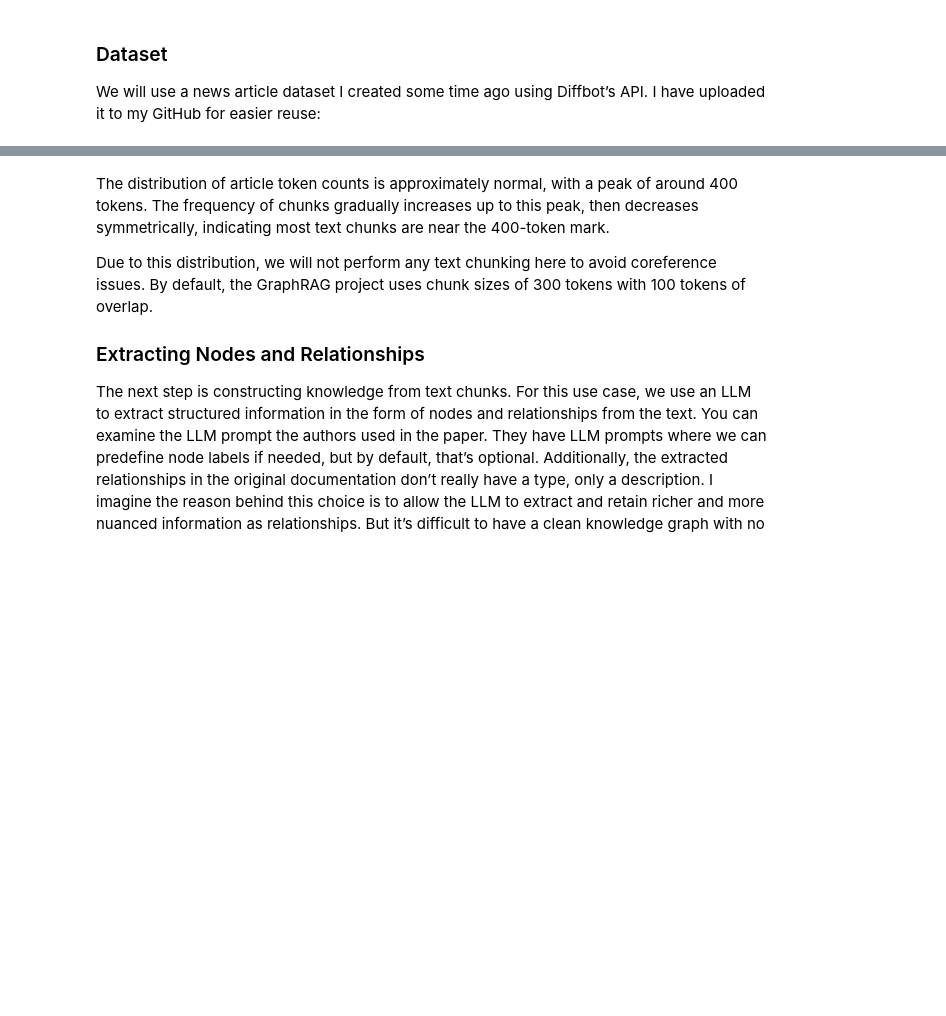
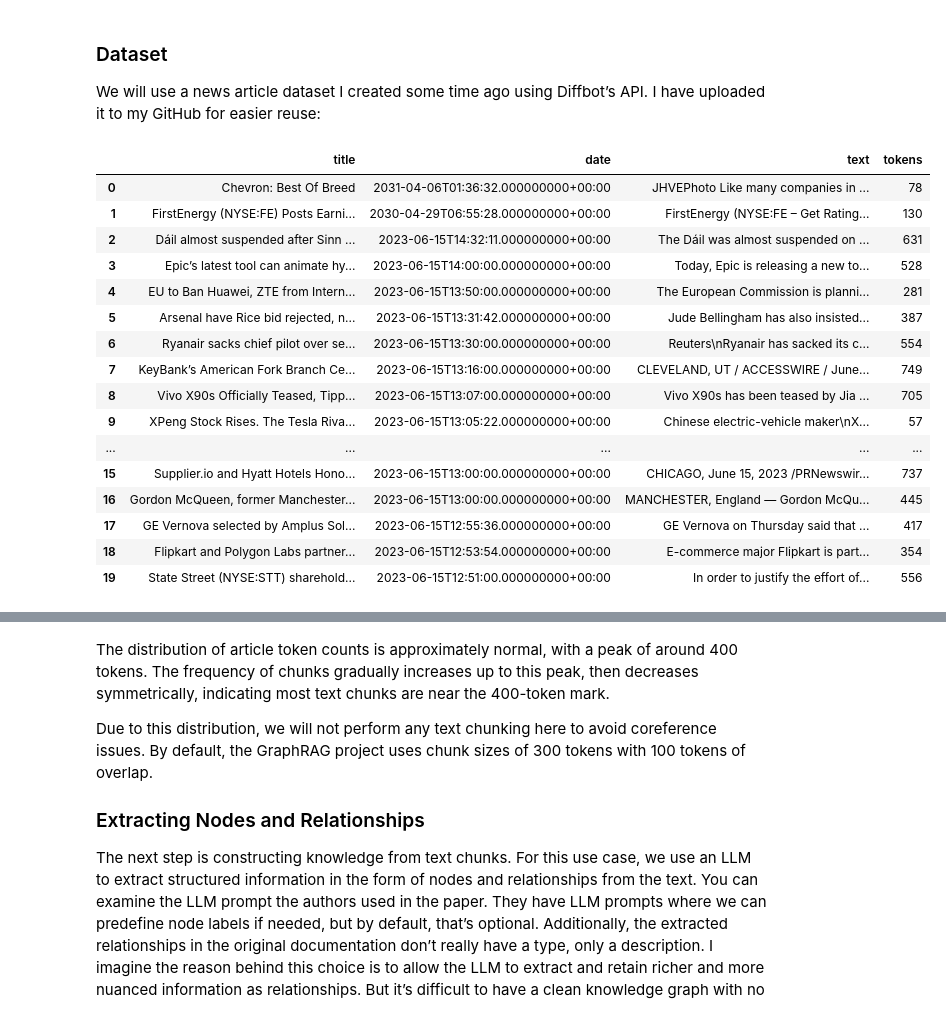
Before and after one commit to chocwaffles/GraphRAG-with-Llama-3.1, a Jupyter notebook: llm_hierarchy.ipynb, the cells around one changed output, grey strips where cells are left out. Drawn from its saved outputs; the diff is of its cells as text; code cells hidden in the pictures; blank space fills up the shorter version.

```diff
--- a/llm_hierarchy.ipynb
+++ b/llm_hierarchy.ipynb
@@ -51,24 +53,43 @@ We will use a news article dataset I created some time ago using Diffbot’s API
 # %%
 import pandas as pd
 import tiktoken
 
 
 def num_tokens_from_string(string: str, model: str = "gpt-4o") -> int:
     """Returns the number of tokens in a text string."""
     encoding = tiktoken.encoding_for_model(model)
     num_tokens = len(encoding.encode(string))
     return num_tokens
 
 
 news = pd.read_csv(
     "https://raw.githubusercontent.com/tomasonjo/blog-datasets/main/news_articles.csv", nrows=20
 )
 news["tokens"] = [
     num_tokens_from_string(f"{row['title']} {row['text']}")
     for i, row in news.iterrows()
 ]
 # news.head(5)
-news = news[3:9]
+news = news[0:49]
+news
+# %% [output]
+|  | title | date | text | tokens |
+| 0 | Chevron: Best Of Breed | 2031-04-06T01:36:32.000000000+00:00 | JHVEPhoto Like many companies in ... | 78 |
+| 1 | FirstEnergy (NYSE:FE) Posts Earni... | 2030-04-29T06:55:28.000000000+00:00 | FirstEnergy (NYSE:FE – Get Rating... | 130 |
+| 2 | Dáil almost suspended after Sinn ... | 2023-06-15T14:32:11.000000000+00:00 | The Dáil was almost suspended on ... | 631 |
+| 3 | Epic’s latest tool can animate hy... | 2023-06-15T14:00:00.000000000+00:00 | Today, Epic is releasing a new to... | 528 |
+| 4 | EU to Ban Huawei, ZTE from Intern... | 2023-06-15T13:50:00.000000000+00:00 | The European Commission is planni... | 281 |
+| 5 | Arsenal have Rice bid rejected, n... | 2023-06-15T13:31:42.000000000+00:00 | Jude Bellingham has also insisted... | 387 |
+| 6 | Ryanair sacks chief pilot over se... | 2023-06-15T13:30:00.000000000+00:00 | Reuters\nRyanair has sacked its c... | 554 |
+| 7 | KeyBank’s American Fork Branch Ce... | 2023-06-15T13:16:00.000000000+00:00 | CLEVELAND, UT / ACCESSWIRE / June... | 749 |
+| 8 | Vivo X90s Officially Teased, Tipp... | 2023-06-15T13:07:00.000000000+00:00 | Vivo X90s has been teased by Jia ... | 705 |
+| 9 | XPeng Stock Rises. The Tesla Riva... | 2023-06-15T13:05:22.000000000+00:00 | Chinese electric-vehicle maker\nX... | 57 |
+| ... | ... | ... | ... | ... |
+| 15 | Supplier.io and Hyatt Hotels Hono... | 2023-06-15T13:00:00.000000000+00:00 | CHICAGO, June 15, 2023 /PRNewswir... | 737 |
+| 16 | Gordon McQueen, former Manchester... | 2023-06-15T13:00:00.000000000+00:00 | MANCHESTER, England — Gordon McQu... | 445 |
+| 17 | GE Vernova selected by Amplus Sol... | 2023-06-15T12:55:36.000000000+00:00 | GE Vernova on Thursday said that ... | 417 |
+| 18 | Flipkart and Polygon Labs partner... | 2023-06-15T12:53:54.000000000+00:00 | E-commerce major Flipkart is part... | 354 |
+| 19 | State Street (NYSE:STT) sharehold... | 2023-06-15T12:51:00.000000000+00:00 | In order to justify the effort of... | 556 |
 # %% [markdown]
 We have the title and text of the articles available, along with their publishing date and token count using the tiktoken library.
 
```
Also changed, not shown: parts of 29 cells of this notebook, 1 other file.
